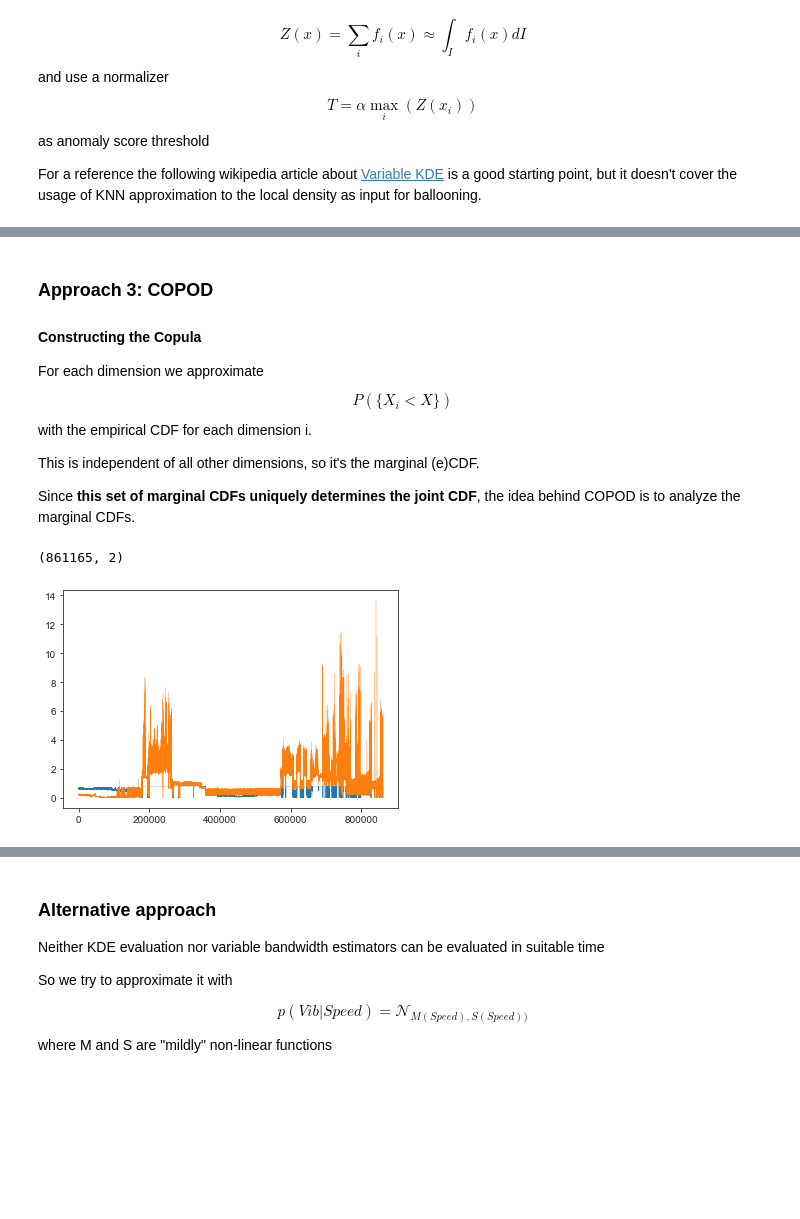
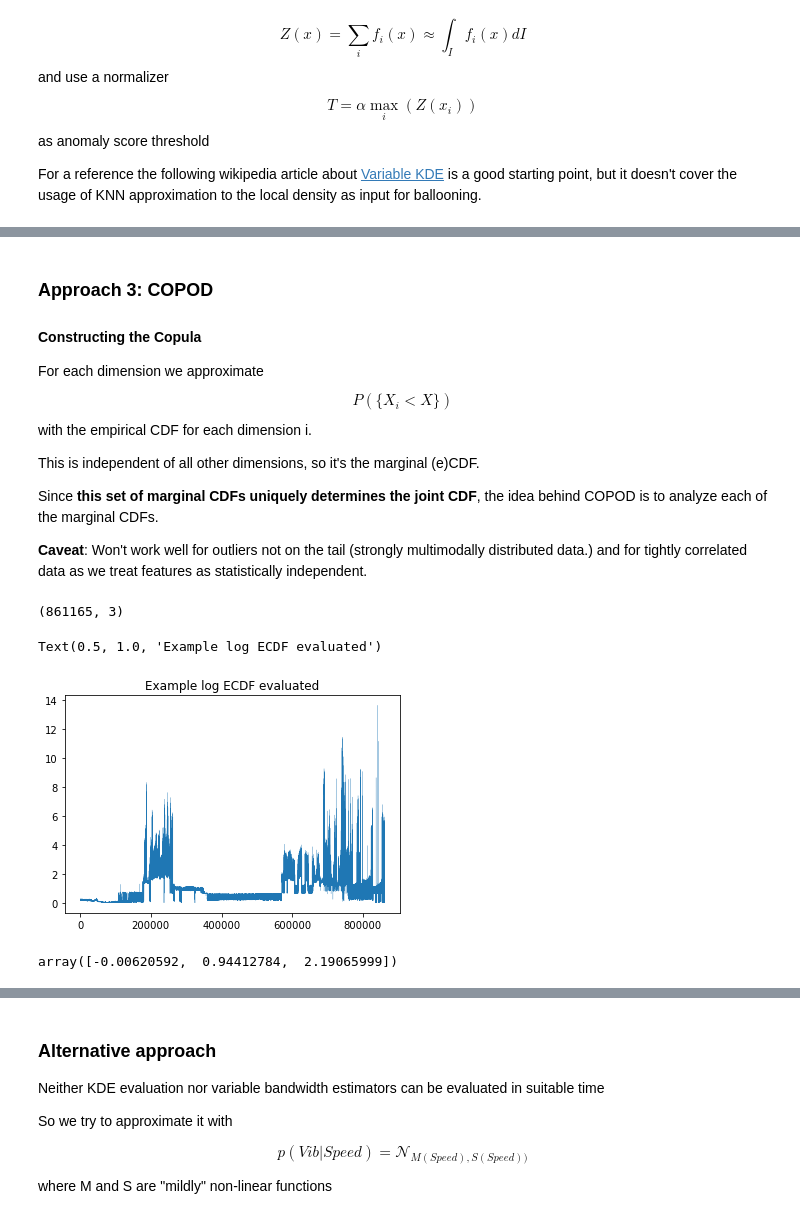
Before and after one commit to sedgewickmm18/notebooks-attic, a Jupyter notebook: PumpVibrationUseCaseInMoreDetail.ipynb, the cells around one changed output, grey strips where cells are left out. Drawn from its saved outputs; the diff is of its cells as text; code cells hidden in the pictures; blank space fills up the shorter version.

```diff
--- a/PumpVibrationUseCaseInMoreDetail.ipynb
+++ b/PumpVibrationUseCaseInMoreDetail.ipynb
@@ -241,12 +249,8 @@ excluding "pump switched off" scenarios with speed slower than 1000
 # %%
 # display KDE - and make sure just to take a subset !
 #df_display = df_clean[df_clean['speed'] > 1000]
-df_display = df_clean[700000:]
+df_display = df_clean
 
-sns.set_style('ticks')
-#fig, ax = plt.subplots(1,1,figsize=(20,8))
-#gx = sns.displot(df_display[['speed','rms_x']], x='speed', y='rms_x', kind="kde",
-#                 rug=False, height=6, aspect=2)
-gx = sns.kdeplot(data = df_display, x='speed', y='rms_x', fill=True, palette="crest")
-
-gx.title.set_text('KDE for ' + df_clean.index.levels[0].values[0])
+#sns.set_style('ticks')
+#gx = sns.kdeplot(data = df_display, x='speed', y='rms_x', fill=True, palette="crest")
+#gx.title.set_text('KDE for ' + df_clean.index.levels[0].values[0])
@@ -359,7 +367,10 @@ with the empirical CDF for each dimension i.
 
 This is independent of all other dimensions, so it's the marginal (e)CDF.
 
-Since **this set of marginal CDFs uniquely determines the joint CDF**, the idea behind COPOD is to analyze the marginal CDFs.
+Since **this set of marginal CDFs uniquely determines the joint CDF**, the idea behind COPOD is to analyze each of the marginal CDFs.
+
+
+**Caveat**: Won't work well for outliers not on the tail (strongly multimodally distributed data.) and for tightly correlated data as we treat features as statistically independent.
 # %%
 ### COPOD
 from statsmodels.distributions.empirical_distribution import ECDF
@@ -367,6 +378,8 @@ from scipy.stats import gaussian_kde
 from scipy.stats import skew
 import skimage as ski
 from skimage import util as skiutil
+
+xy = np.vstack([df_clean['speed'].values, df_clean['power'], df_clean['rms_x'].values]).T
 # %%
 def ecdf(X):
     ecdf = ECDF(X)
@@ -375,16 +388,18 @@ def ecdf(X):
 #temp_win = skiutil.view_as_windows(df, window_shape=(6,), step=1)
 xy.shape
 # %% [output]
-(861165, 2)
+(861165, 3)
 # %%
 # compute P({t < x}) and P({t < -x}) for each dimension according to the empirical CDF ()
 #
 left_log_univariate_cdfs = -1 * np.log(np.apply_along_axis(ecdf, 0, xy))
 right_log_univariate_cdfs = -1 * np.log(np.apply_along_axis(ecdf, 0, -xy))
 # %%
-plt.plot(range(len(left_log_univariate_cdfs[:, 0])), left_log_univariate_cdfs[:,0], lw=0.2)
-plt.plot(range(len(left_log_univariate_cdfs[:, 1])), left_log_univariate_cdfs[:,1], lw=0.2);
+#plt.plot(range(len(left_log_univariate_cdfs[:, 0])), left_log_univariate_cdfs[:,0], lw=0.2)
+plt.plot(range(len(left_log_univariate_cdfs[:, 2])), left_log_univariate_cdfs[:,2], lw=0.2)
+plt.title('Example log ECDF evaluated')
 # %% [output]
+Text(0.5, 1.0, 'Example log ECDF evaluated')
-[figure, old version]
+[figure, new version]
 # %%
 # COPOD: adjust for skewness (more weight on left or right tail) for each dimension
@@ -395,4 +412,8 @@ U_skew = left_log_univariate_cdfs * -1 * np.sign(skewness - 1) + right_log_univa
 O = np.maximum(U_skew, np.add(left_log_univariate_cdfs, right_log_univariate_cdfs) / 2)
+# %%
+skew(xy, axis=0)
+# %% [output]
+array([-0.00620592,  0.94412784,  2.19065999])
 # %%
 # ECOD
 O_ecod = np.maximum(U_skew, left_log_univariate_cdfs, right_log_univariate_cdfs)
```
Also changed, not shown: parts of 33 cells of this notebook, 3 other files.
